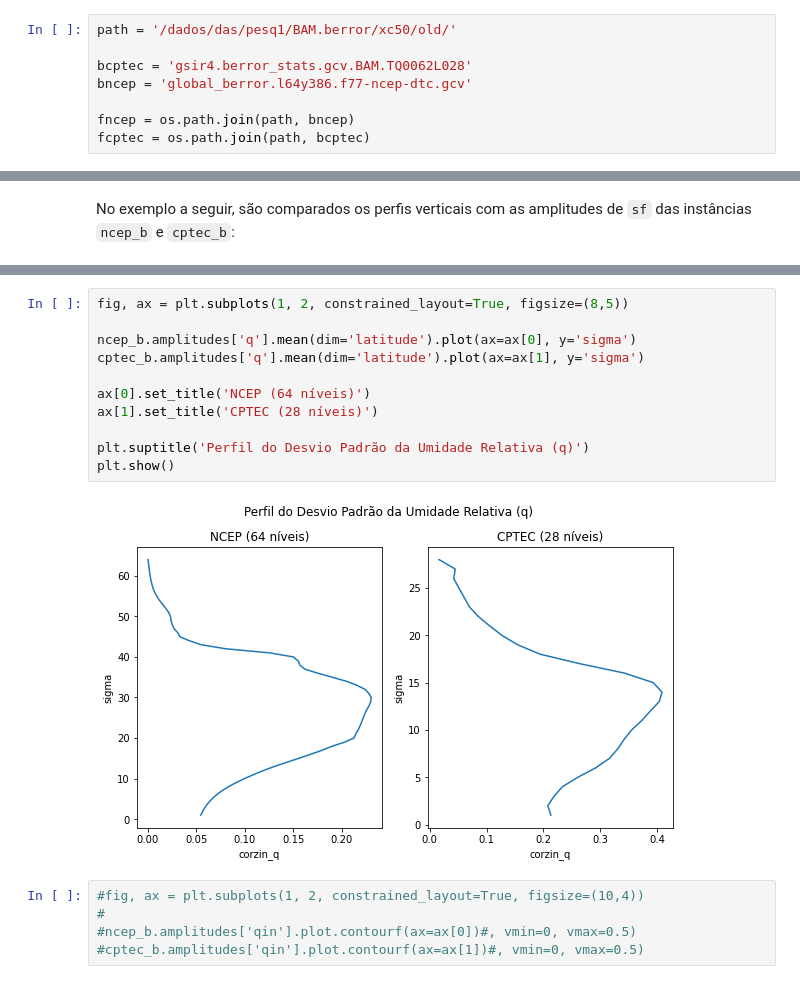
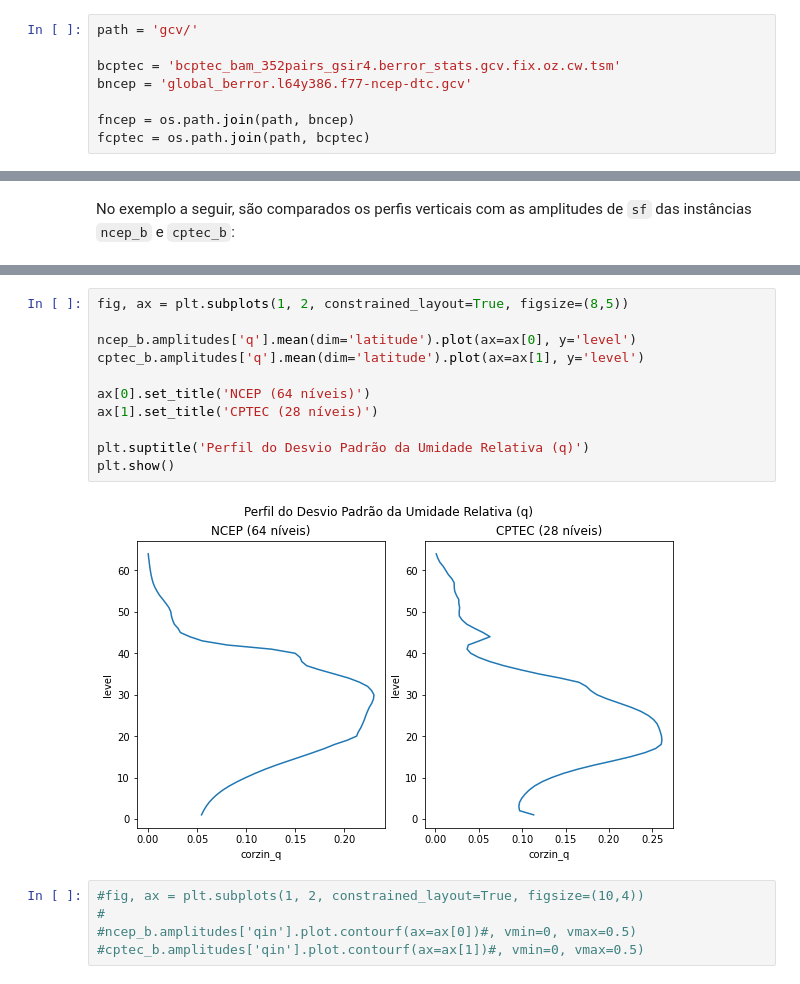
Before and after one commit to GAD-DIMNT-CPTEC/GSIBerror, a Jupyter notebook: read_gsi_berror_python-class-final.ipynb, the cells around one changed output, grey strips where cells are left out. Drawn from its saved outputs; the diff is of its cells as text.

```diff
--- a/read_gsi_berror_python-class-final.ipynb
+++ b/read_gsi_berror_python-class-final.ipynb
@@ -20,9 +20,9 @@ import cartopy.feature as cfeature
 # %% [markdown]
 A seguir, define-se o nome do arquivo a ser lido. No exemplo dado neste notebook, são abertas duas matrizes, `fncep` (matriz do NCEP) e `fcptec` (matriz do modelo BAM). Ambas as matrizes possuem dimensões distintas:
 # %%
-path = '/dados/das/pesq1/BAM.berror/xc50/old/'
+path = 'gcv/'
 
-bcptec = 'gsir4.berror_stats.gcv.BAM.TQ0062L028'
+bcptec = 'bcptec_bam_352pairs_gsir4.berror_stats.gcv.fix.oz.cw.tsm'
 bncep = 'global_berror.l64y386.f77-ncep-dtc.gcv'
 
 fncep = os.path.join(path, bncep)
@@ -360,16 +360,16 @@ plt.show()
 # %%
 fig, ax = plt.subplots(1, 2, constrained_layout=True, figsize=(8,5))
 
-ncep_b.amplitudes['q'].mean(dim='latitude').plot(ax=ax[0], y='sigma')
-cptec_b.amplitudes['q'].mean(dim='latitude').plot(ax=ax[1], y='sigma')
+ncep_b.amplitudes['q'].mean(dim='latitude').plot(ax=ax[0], y='level')
+cptec_b.amplitudes['q'].mean(dim='latitude').plot(ax=ax[1], y='level')
 
 ax[0].set_title('NCEP (64 níveis)')
 ax[1].set_title('CPTEC (28 níveis)')
 
 plt.suptitle('Perfil do Desvio Padrão da Umidade Relativa (q)')
 plt.show()
 # %% [output]
-[figure, old version]
+[figure, new version]
 # %%
 #fig, ax = plt.subplots(1, 2, constrained_layout=True, figsize=(10,4))
 #
```
Also changed, not shown: parts of 36 cells of this notebook, 5 other files.
